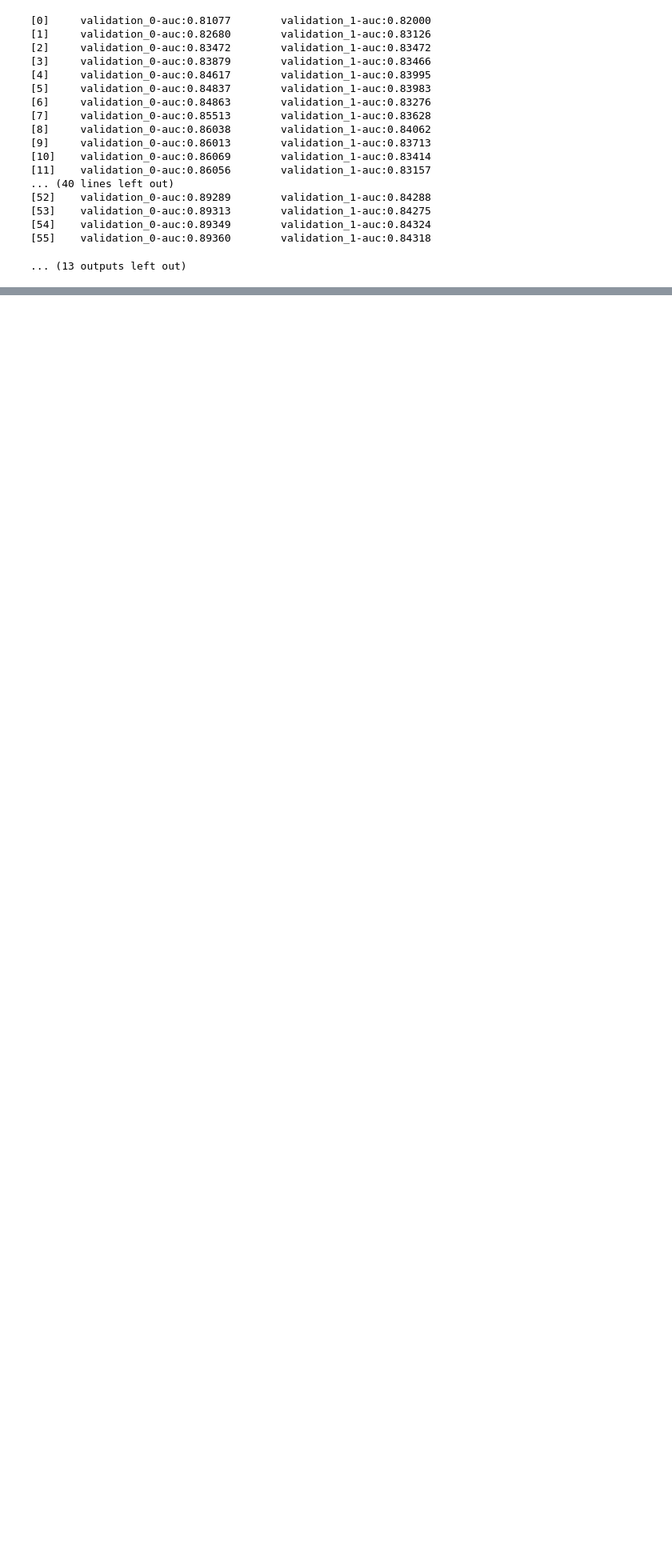
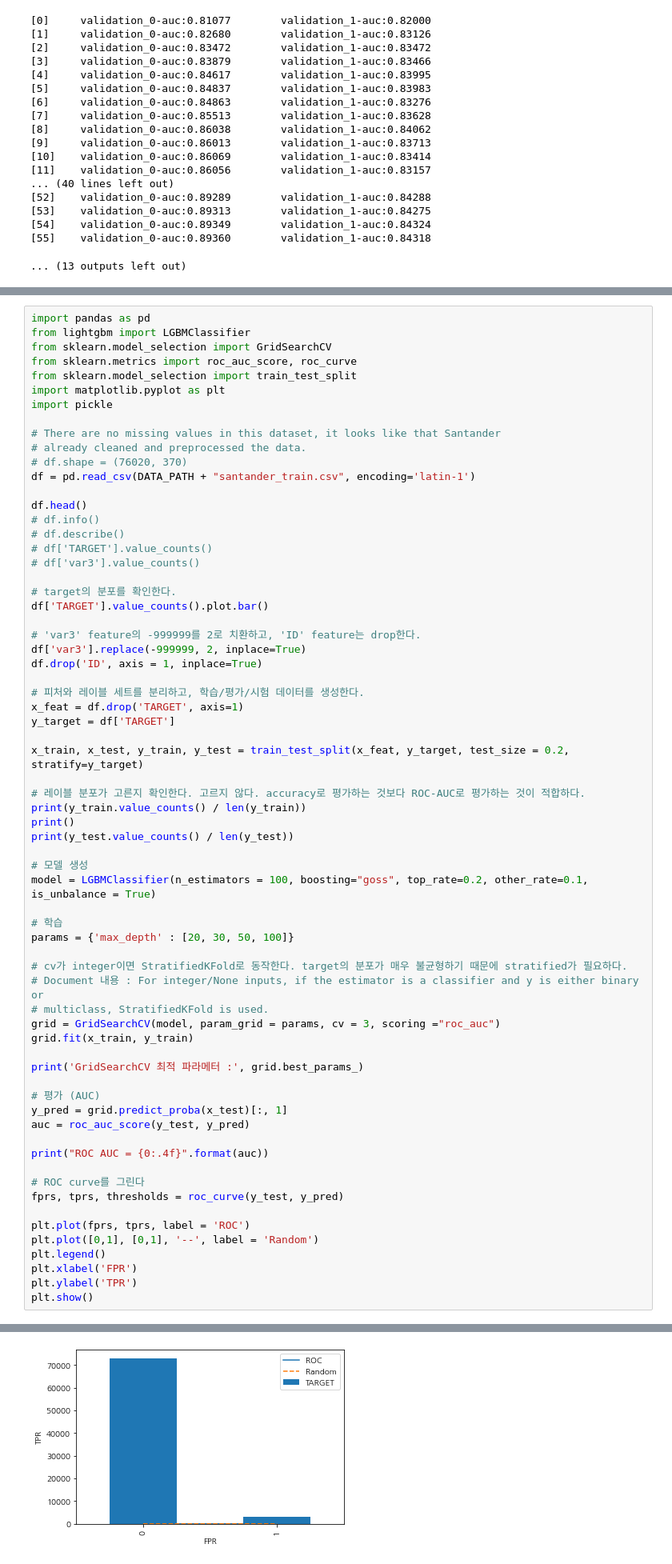
Before and after one commit to bigboom1253/python_note, a Jupyter notebook: 머신러닝/Santander Customer Satisfaction.ipynb, the cells around one changed output, grey strips where cells are left out. Shown: that part at 80% size. Cells and saved outputs as stored; diff of their text form; blank space fills up the shorter version.

```diff
--- a/머신러닝/Santander Customer Satisfaction.ipynb
+++ b/머신러닝/Santander Customer Satisfaction.ipynb
@@ -378,0 +377,68 @@ x = StandardScaler().fit_transform(x)
+# %%
+import pandas as pd
+from lightgbm import LGBMClassifier
+from sklearn.model_selection import GridSearchCV
+from sklearn.metrics import roc_auc_score, roc_curve
+from sklearn.model_selection import train_test_split
+import matplotlib.pyplot as plt
+import pickle
+
+# There are no missing values in this dataset, it looks like that Santander
+# already cleaned and preprocessed the data.
+# df.shape = (76020, 370)
+df = pd.read_csv(DATA_PATH + "santander_train.csv", encoding='latin-1')
+
+df.head()
+# df.info()
+# df.describe()
+# df['TARGET'].value_counts()
+# df['var3'].value_counts()
+
+# target의 분포를 확인한다.
+df['TARGET'].value_counts().plot.bar()
+
+# 'var3' feature의 -999999를 2로 치환하고, 'ID' feature는 drop한다.
+df['var3'].replace(-999999, 2, inplace=True)
+df.drop('ID', axis = 1, inplace=True)
+
+# 피처와 레이블 세트를 분리하고, 학습/평가/시험 데이터를 생성한다.
+x_feat = df.drop('TARGET', axis=1)
+y_target = df['TARGET']
+
+x_train, x_test, y_train, y_test = train_test_split(x_feat, y_target, test_size = 0.2, stratify=y_target)
+
+# 레이블 분포가 고른지 확인한다. 고르지 않다. accuracy로 평가하는 것보다 ROC-AUC로 평가하는 것이 적합하다.
+print(y_train.value_counts() / len(y_train))
+print()
+print(y_test.value_counts() / len(y_test))
+
+# 모델 생성
+model = LGBMClassifier(n_estimators = 100, boosting="goss", top_rate=0.2, other_rate=0.1, is_unbalance = True)
+
+# 학습
+params = {'max_depth' : [20, 30, 50, 100]}
+
+# cv가 integer이면 StratifiedKFold로 동작한다. target의 분포가 매우 불균형하기 때문에 stratified가 필요하다.
+# Document 내용 : For integer/None inputs, if the estimator is a classifier and y is either binary or
+# multiclass, StratifiedKFold is used.
+grid = GridSearchCV(model, param_grid = params, cv = 3, scoring ="roc_auc")
+grid.fit(x_train, y_train)
+
+print('GridSearchCV 최적 파라메터 :', grid.best_params_)
+
+# 평가 (AUC)
+y_pred = grid.predict_proba(x_test)[:, 1]
+auc = roc_auc_score(y_test, y_pred)
+
+print("ROC AUC = {0:.4f}".format(auc))
+
+# ROC curve를 그린다
+fprs, tprs, thresholds = roc_curve(y_test, y_pred)
+
+plt.plot(fprs, tprs, label = 'ROC')
+plt.plot([0,1], [0,1], '--', label = 'Random')
+plt.legend()
+plt.xlabel('FPR')
+plt.ylabel('TPR')
+plt.show()
+# %% [output]
@@ -378,0 +462 @@ x = StandardScaler().fit_transform(x)
+[figure, added]
```
Also changed, not shown: parts of 2 cells of this notebook.
